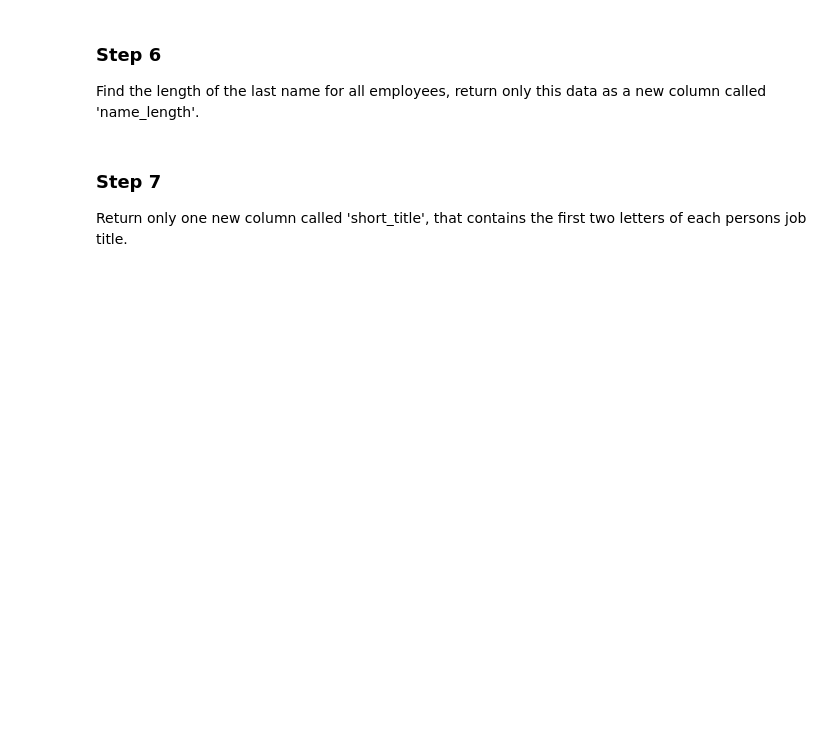
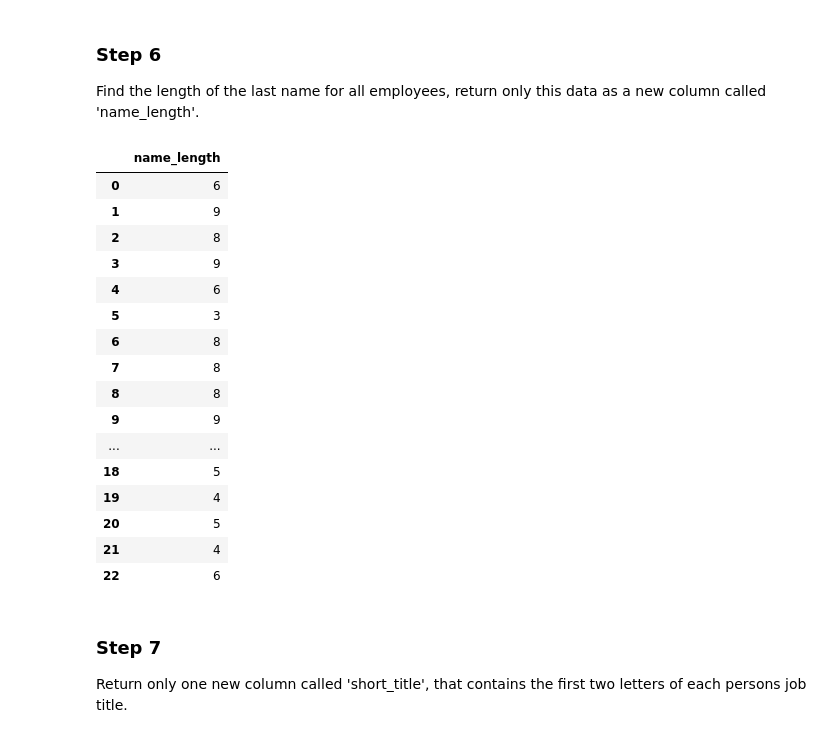
Before and after one commit to drivernf/DS_Course1_Week1_Module1_SQLSelectLab, a Jupyter notebook: SQLSelectLab.ipynb, the cells around one changed output. Cells and saved outputs as stored; diff of their text form; code cells hidden in the pictures; blank space fills up the shorter version.

Commit message:
Length of last names

```diff
--- a/SQLSelectLab.ipynb
+++ b/SQLSelectLab.ipynb
@@ -191,7 +191,26 @@ Find the length of the last name for all employees, return only this data as a n
 # %%
 # CodeGrade step6
 # Replace None with your code
-df_name_length = None
+df_name_length = pd.read_sql("""SELECT length(lastName) AS "name_length" FROM employees""", conn)
+df_name_length
+# %% [output]
+|  | name_length |
+| 0 | 6 |
+| 1 | 9 |
+| 2 | 8 |
+| 3 | 9 |
+| 4 | 6 |
+| 5 | 3 |
+| 6 | 8 |
+| 7 | 8 |
+| 8 | 8 |
+| 9 | 9 |
+| ... | ... |
+| 18 | 5 |
+| 19 | 4 |
+| 20 | 5 |
+| 21 | 4 |
+| 22 | 6 |
 # %% [markdown]
 ### Step 7
 Return only one new column called 'short_title', that contains the first two letters of each persons job title.
```
